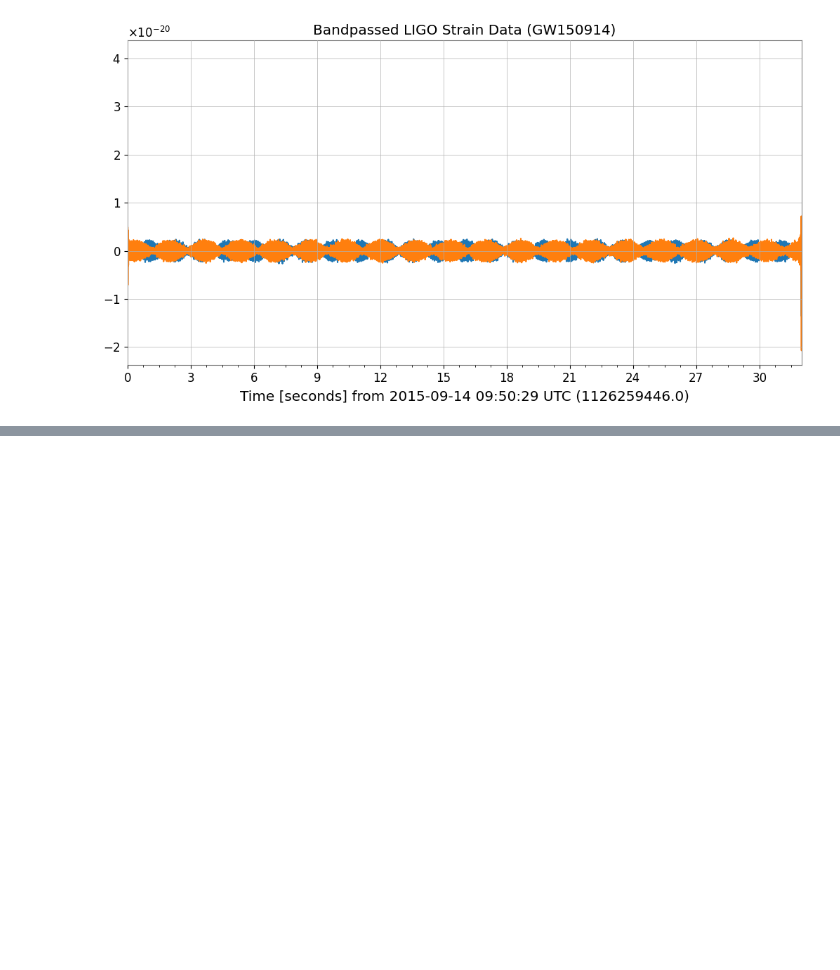
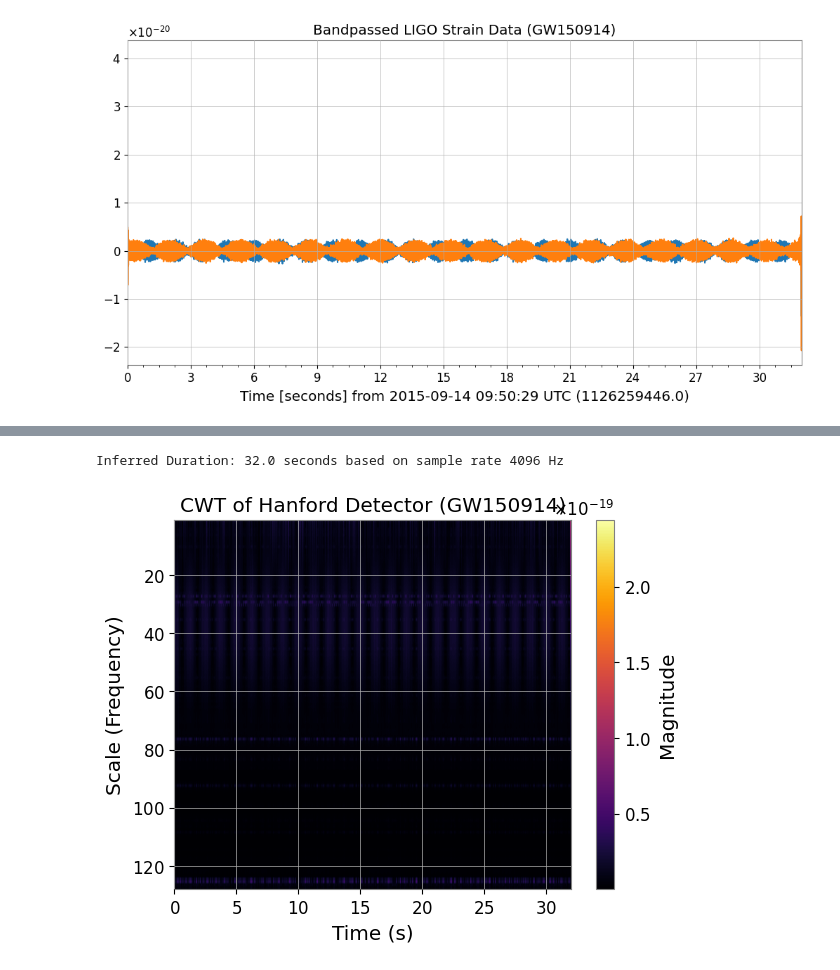
Before and after one commit to deltorobarba/astrophysics, a Jupyter notebook: graviational_wave_GW150914.ipynb, the cells around one changed output, grey strips where cells are left out. Saved outputs shown, nothing was run; the diff lists cells and outputs as text; code cells hidden in the pictures; blank space fills up the shorter version.

```diff
--- a/graviational_wave_GW150914.ipynb
+++ b/graviational_wave_GW150914.ipynb
@@ -121,0 +201,12 @@ plot.show()
+# %%
+# If metadata like SampleRate or Duration is missing from file, manually set typical values based on LIGO standards:
+# Sample Rate: Typically, LIGO data has a sample rate of 4096 Hz or 16384 Hz.
+# Duration: This can be inferred from the data array length and the sample rate.
+# For example, if you don’t find the sample rate attribute, you can manually set it to 4096 Hz:
+
+# Set default sample rate if not found
+sample_rate = 4096  # sample rate not found, manually set to 4096 Hz
+duration = len(strain_data) / sample_rate
+print(f"Inferred Duration: {duration} seconds based on sample rate {sample_rate} Hz")
+# %% [output]
+Inferred Duration: 32.0 seconds based on sample rate 4096 Hz
@@ -121,0 +239,22 @@ plot.show()
+# %%
+import pywt
+import matplotlib.pyplot as plt
+
+# Perform Continuous Wavelet Transform (CWT) on the strain data
+def cwt_transform(strain_data, wavelet='morl', scales=np.arange(1, 128)):
+    coeffs, freqs = pywt.cwt(strain_data, scales, wavelet, 1 / sample_rate)
+    return coeffs
+
+# Apply CWT to the Hanford data
+cwt_hanford = cwt_transform(h_strain)
+
+# Visualize the time-frequency representation
+plt.imshow(np.abs(cwt_hanford), aspect='auto', cmap='inferno', extent=[0, len(h_strain)/sample_rate, 1, 128])
+plt.gca().invert_yaxis()
+plt.colorbar(label='Magnitude')
+plt.title('CWT of Hanford Detector (GW150914)')
+plt.xlabel('Time (s)')
+plt.ylabel('Scale (Frequency)')
+plt.show()
+# %% [output]
+[figure, added]
```
Also changed, not shown: parts of 8 cells of this notebook.
